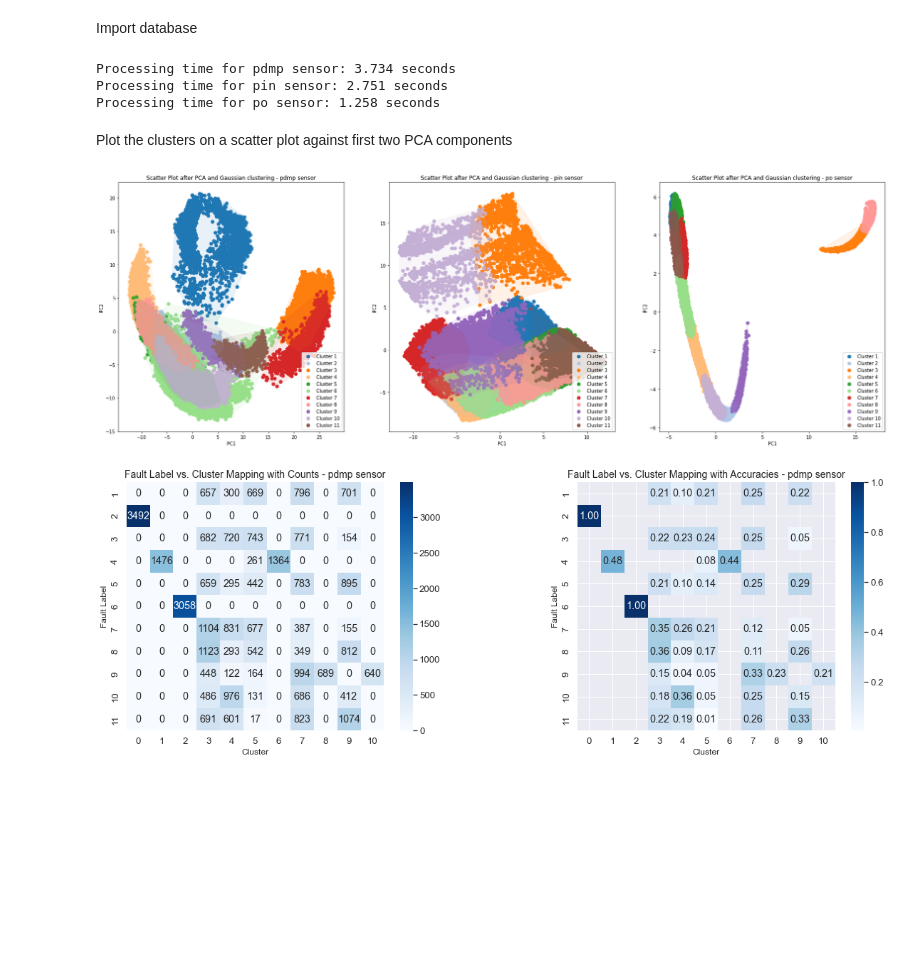
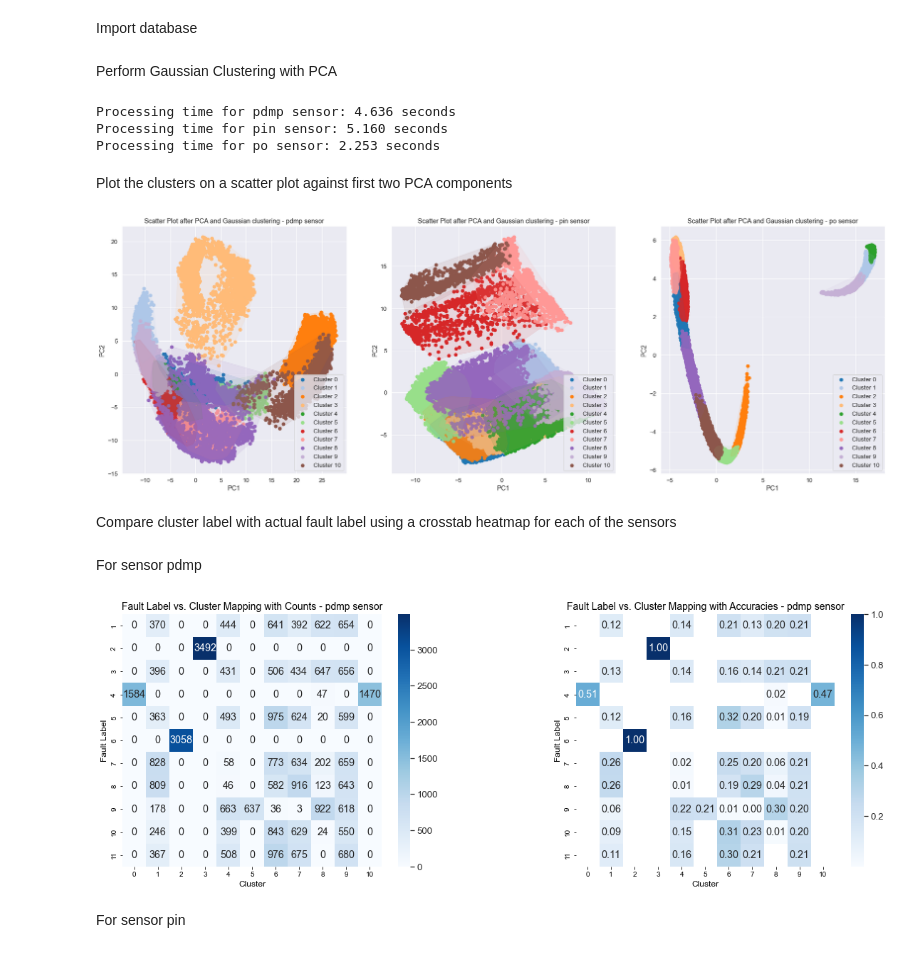
Before and after one commit to Data-Pundits/PHM-Clustering, a Jupyter notebook: Gaussian_clustering.ipynb, the cells around one changed output. Saved outputs shown, nothing was run; the diff lists cells and outputs as text; code cells hidden in the pictures; blank space fills up the shorter version.

```diff
--- a/Gaussian_clustering.ipynb
+++ b/Gaussian_clustering.ipynb
@@ -20,7 +23,7 @@ warnings.filterwarnings('ignore')
 Import database
 # %%
 # Set the folder path containing the Parquet files
-folder_path = 'C:\DSGP_Git\PHM-Clustering\parquet files'
+folder_path = datasource_config.CLUSTERING_SOURCE_DATA_PATH
 
 # Get a list of all Parquet file paths in the folder
 file_paths = sorted([os.path.join(folder_path, file) for file in os.listdir(folder_path) if file.endswith('.parquet')])
@@ -46,6 +49,8 @@ df_po = pd.DataFrame(df["po"].tolist())   # Selecting the `po` column
 # Assign "fault_class" values to y_true series
 
 fault_true = df["fault_class"]
+# %% [markdown]
+Perform Gaussian Clustering with PCA
 # %%
 # Perform PCA and set components
 
@@ -94,9 +99,9 @@ gmm_pca([df_pdmp_pca, df_pin_pca, df_po_pca], num_clusters=11)
 
 # Each row is now assigned a cluster label
 # %% [output]
-Processing time for pdmp sensor: 3.734 seconds
-Processing time for pin sensor: 2.751 seconds
-Processing time for po sensor: 1.258 seconds
+Processing time for pdmp sensor: 4.636 seconds
+Processing time for pin sensor: 5.160 seconds
+Processing time for po sensor: 2.253 seconds
 # %% [markdown]
 Plot the clusters on a scatter plot against first two PCA components
 # %%
@@ -112,35 +117,39 @@ def plot_clusters(df_list, num_clusters):
     for j, df in enumerate(df_list):
 
         # Set the title of the current subplot
         if j == 0:
             title = 'Scatter Plot after PCA and Gaussian clustering - pdmp sensor'
         elif j == 1:
             title = 'Scatter Plot after PCA and Gaussian clustering - pin sensor'
         elif j == 2:
             title = 'Scatter Plot after PCA and Gaussian clustering - po sensor'
         ax = axs[j]
         for i in range(num_clusters):
 
             # Plot the points in the current cluster with a unique color
-            ax.scatter(df.loc[df['cluster']==i, 0], df.loc[df['cluster']==i, 1], color=colors[i], s=50, label=f'Cluster {i+1}')
+            ax.scatter(df.loc[df['cluster']==i, 0], df.loc[df['cluster']==i, 1], color=colors[i], s=50, label=f'Cluster {i}')
             ax.set_title(title)
             ax.set_xlabel('PC1')
             ax.set_ylabel('PC2')
             ax.legend(loc='lower right')
 
         # Draw convex hulls around each cluster
         for i in range(num_clusters):
             cluster_points = df.loc[df['cluster']==i, [0, 1]]
             hull = ConvexHull(cluster_points)
             ax.fill(cluster_points.iloc[hull.vertices, 0], cluster_points.iloc[hull.vertices, 1], color=colors[i], alpha=0.1)
 
     # Display the plot
     plt.show()
 
 # Call function with three dataframes df_pca1, df_pca2, df_pca3 and 11 clusters:
 plot_clusters([df_pdmp_pca, df_pin_pca, df_po_pca], num_clusters=11)
 # %% [output]
-[figure, old version]
+[figure, new version]
+# %% [markdown]
+Compare cluster label with actual fault label using a crosstab heatmap for each of the sensors
+# %% [markdown]
+For sensor pdmp
 # %%
 # create a crosstab of true labels and cluster assignments
 label_cluster_map = pd.crosstab(fault_true, df_pdmp_pca["cluster"])
@@ -172,7 +181,9 @@ plt.subplots_adjust(wspace=0.4)
 # display the subplots
 plt.show()
 # %% [output]
-[figure, old version]
+[figure, new version]
+# %% [markdown]
+For sensor pin
 # %%
 # create a crosstab of true labels and cluster assignments
 label_cluster_map = pd.crosstab(fault_true, df_pin_pca["cluster"])
```
Also changed, not shown: parts of 5 cells of this notebook, 10 other files.
